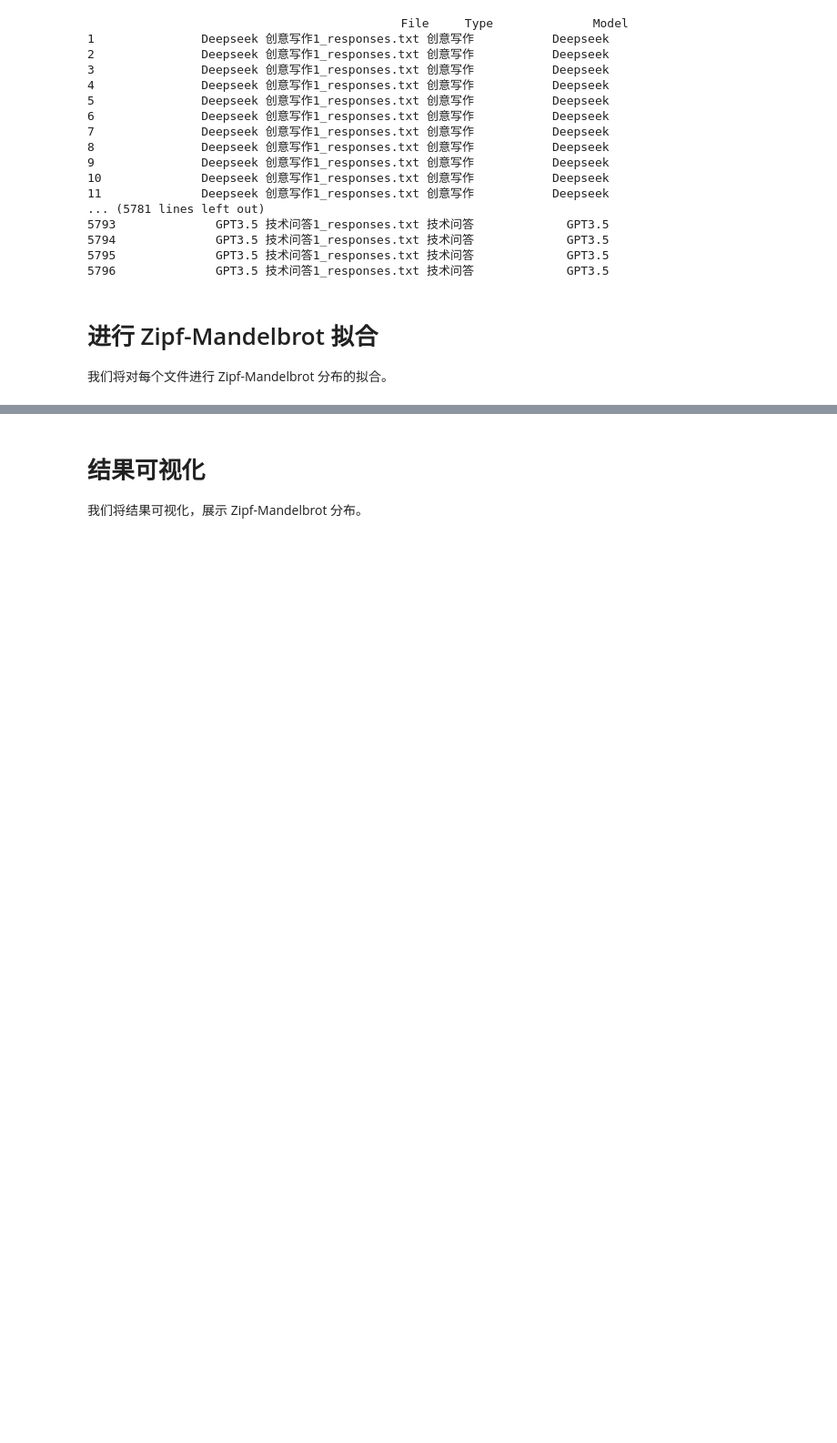
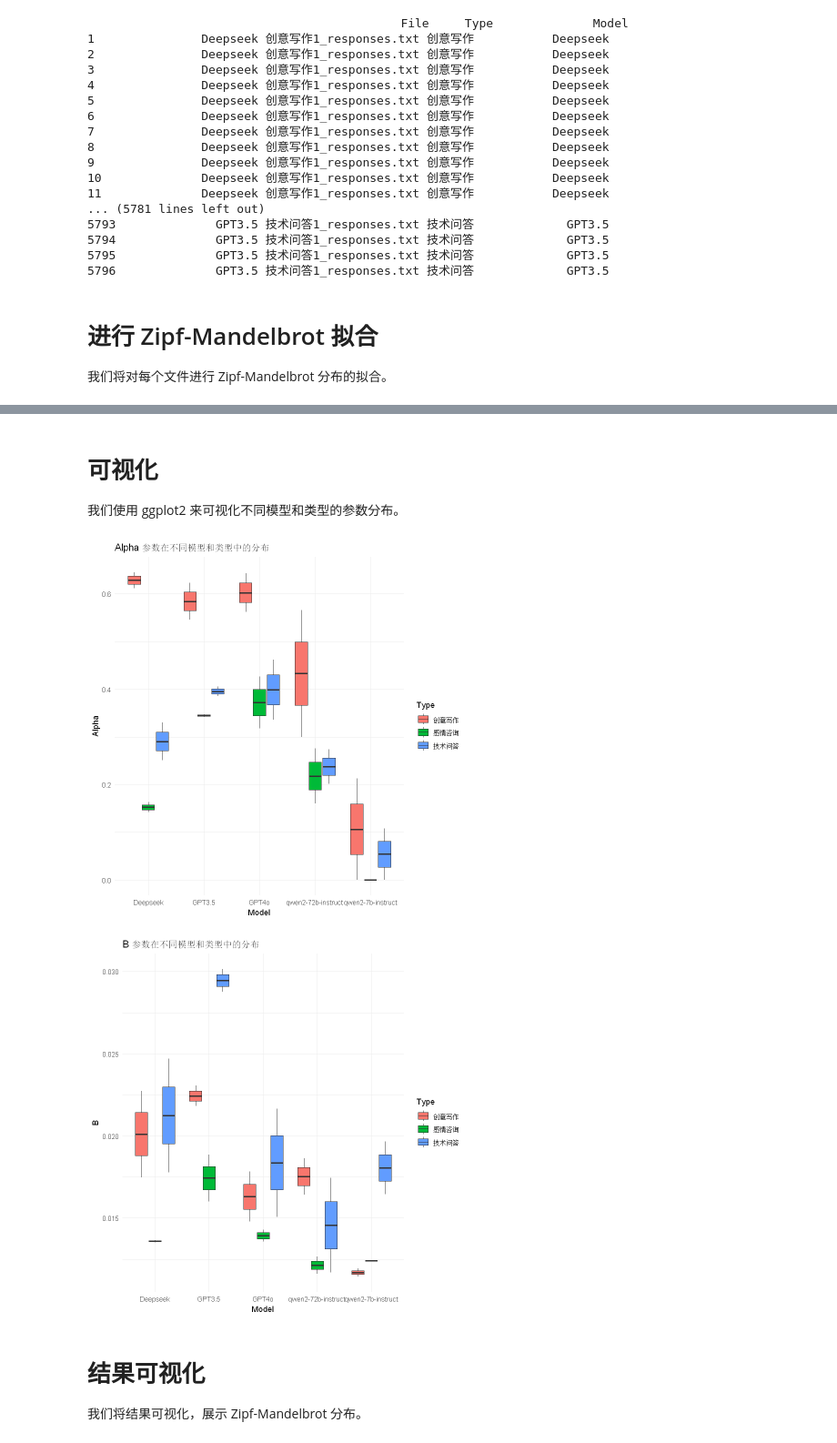
Before and after one commit to exusiaiwei/journey-learning-log, a Jupyter notebook: Doing/python/LLM_QL/Zipf-Mandelbrot.ipynb, the cells around one changed output, grey strips where cells are left out. Shown at 91% size. Drawn from its saved outputs; the diff is of its cells as text; code cells hidden in the pictures; blank space fills up the shorter version.

```diff
--- a/Doing/python/LLM_QL/Zipf-Mandelbrot.ipynb
+++ b/Doing/python/LLM_QL/Zipf-Mandelbrot.ipynb
@@ -161,3 +230,22 @@ write.csv(parameters, "fitting_parameters.csv", row.names = FALSE)
+# %% [markdown]
+# 可视化
+
+我们使用 ggplot2 来可视化不同模型和类型的参数分布。
+# %%
+# 可视化 alpha 参数
+ggplot(parameters, aes(x = Model, y = alpha, fill = Type)) +
+  geom_boxplot() +
+  labs(title = "Alpha 参数在不同模型和类型中的分布", x = "Model", y = "Alpha") +
+  theme_minimal()
+
+# 可视化 B 参数
+ggplot(parameters, aes(x = Model, y = B, fill = Type)) +
+  geom_boxplot() +
+  labs(title = "B 参数在不同模型和类型中的分布", x = "Model", y = "B") +
+  theme_minimal()
+# %% [output]
+[figure, added]
+[figure, added]
 # %% [markdown]
 # 结果可视化
 
```
Also changed, not shown: parts of 9 cells of this notebook, 1 other file.
